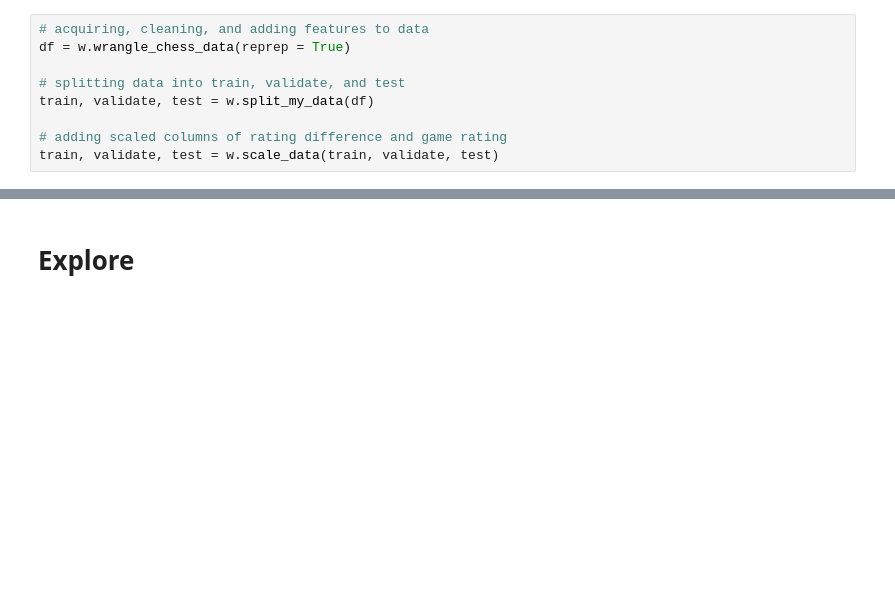
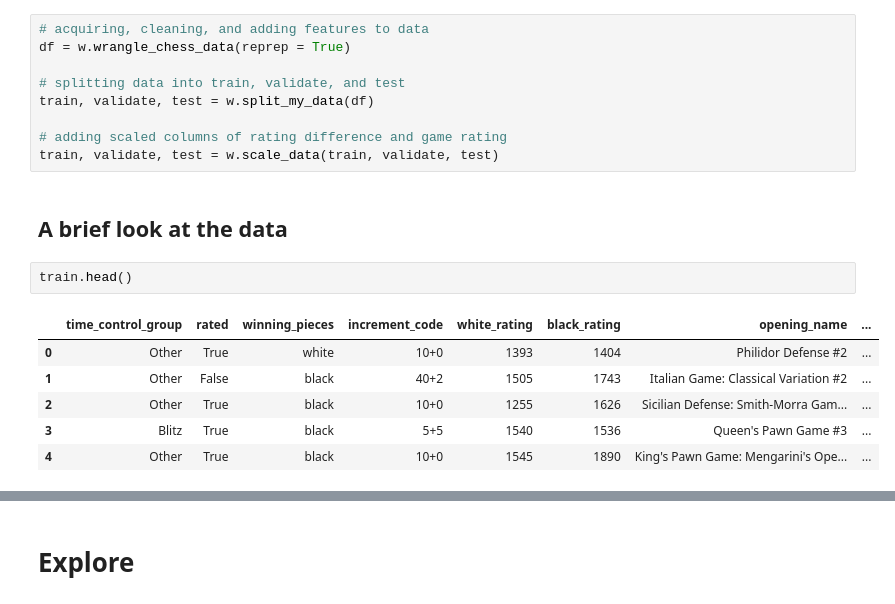
Before and after one commit to Johndsalas/chess_upsets_example_project, a Jupyter notebook: final_report.ipynb, the cells around one changed output, grey strips where cells are left out. Saved outputs shown, nothing was run; the diff lists cells and outputs as text; blank space fills up the shorter version.

```diff
--- a/main.ipynb
+++ b/final_report.ipynb
@@ -80,3 +82,14 @@ train, validate, test = w.split_my_data(df)
 
 # adding scaled columns of rating difference and game rating
 train, validate, test = w.scale_data(train, validate, test)
+# %% [markdown]
+## A brief look at the data
+# %%
+train.head()
+# %% [output]
+|  | time_control_group | rated | winning_pieces | increment_code | white_rating | black_rating | opening_name | ... |
+| 0 | Other | True | white | 10+0 | 1393 | 1404 | Philidor Defense #2 | ... |
+| 1 | Other | False | black | 40+2 | 1505 | 1743 | Italian Game: Classical Variation #2 | ... |
+| 2 | Other | True | black | 10+0 | 1255 | 1626 | Sicilian Defense: Smith-Morra Gam... | ... |
+| 3 | Blitz | True | black | 5+5 | 1540 | 1536 | Queen's Pawn Game #3 | ... |
+| 4 | Other | True | black | 10+0 | 1545 | 1890 | King's Pawn Game: Mengarini's Ope... | ... |
```
Also changed, not shown: parts of 4 cells of this notebook, 1 other file.
